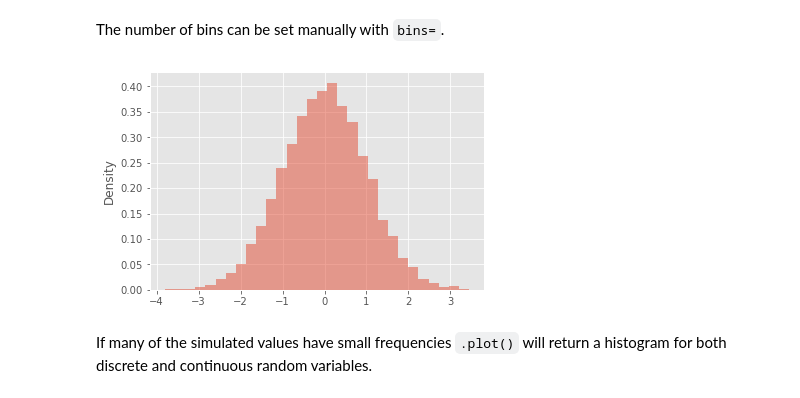
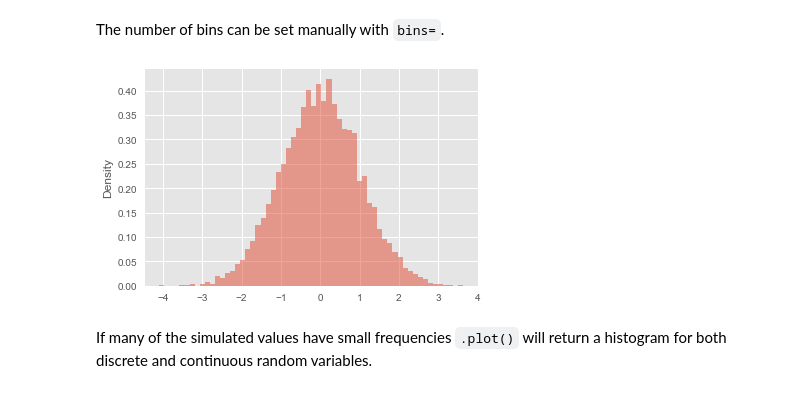
Before and after one commit to dlsun/symbulate, a Jupyter notebook: docs/rv.ipynb, the cells around one changed output. Cells and saved outputs as stored; diff of their text form; code cells hidden in the pictures.

```diff
--- a/docs/rv.ipynb
+++ b/docs/rv.ipynb
@@ -152,9 +165,9 @@ X.sim(10000).plot()
 # %% [markdown]
 The number of bins can be set manually with `bins=`.
 # %%
-X.sim(10000).plot(bins = 30)
+X.sim(10000).plot(bins = 60)
 # %% [output]
-[figure, old version]
+[figure, new version]
 # %% [markdown]
 If many of the simulated values have small frequencies `.plot()` will return a histogram for both discrete and continuous random variables.
 # %%
```
Also changed, not shown: parts of 55 cells of this notebook, 28 other files.
